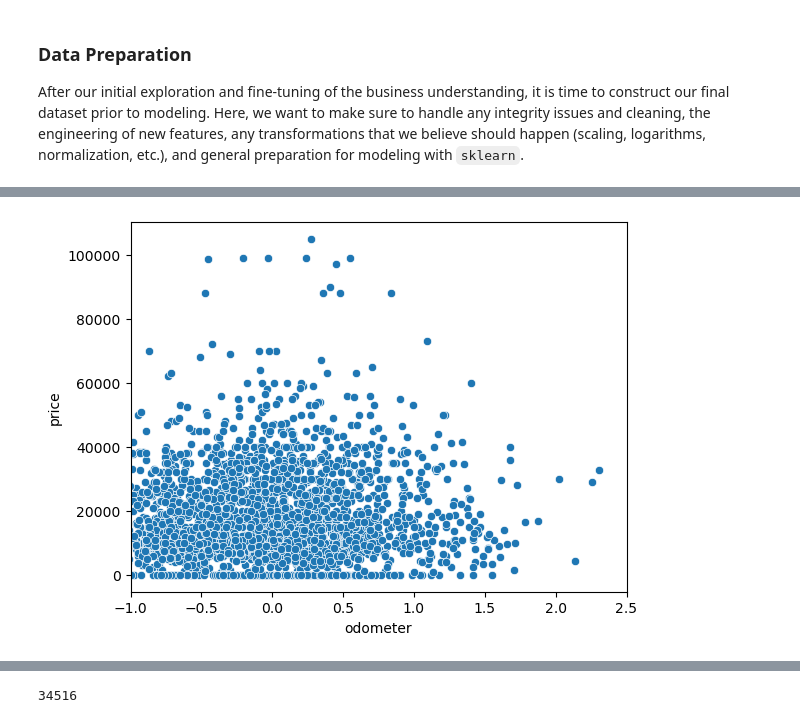
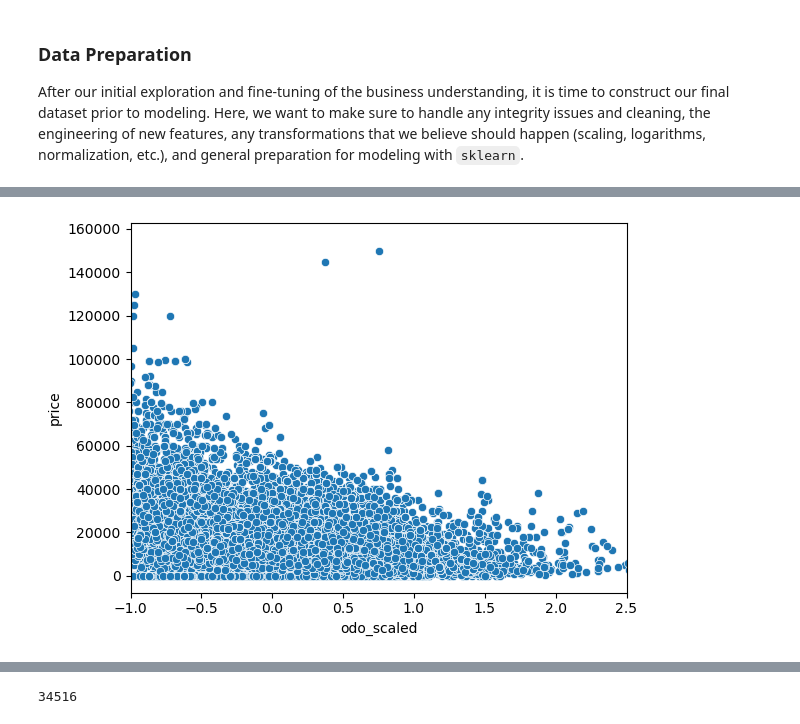
Before and after one commit to mchepuri/car_price_analysis_ml, a Jupyter notebook: prompt_II.ipynb, the cells around one changed output, grey strips where cells are left out. Saved outputs shown, nothing was run; the diff lists cells and outputs as text; code cells hidden in the pictures.

```diff
--- a/prompt_II.ipynb
+++ b/prompt_II.ipynb
@@ -117,0 +92,12 @@ df=df.dropna()
+# %%
+print('Before dropping na')
+print(len(df))
+df=df.dropna()
+print('After dropping na')
+print(len(df))
+print('Before dropping duplicates')
+print(len(df))
+df=df.drop_duplicates()
+print('After dropping duplicates')
+print(len(df))
+df.info()
@@ -118,10 +122,12 @@ df=df.dropna()
 # %%
+# standardize odometer values to better view the correlation
 scaler = StandardScaler()
-df_odo_scaled = pd.DataFrame(scaler.fit_transform(df[['odometer']]), columns=['odometer'])
-df_scaled = pd.concat([df[['price']],df_odo_scaled],axis='columns')
-
-ax=sns.scatterplot(x='odometer',y='price', data=df_scaled)
+df['odo_scaled'] =scaler.fit_transform(df[['odometer']])
+df.drop('odometer',axis=1,inplace=True)
+ax=sns.scatterplot(x='odo_scaled',y='price', data=df)
 plt.xlim(-1.0, 2.5)
 plt.show()
+# Here we can observe the negative correlation between odometer and price. As odometer increases
+# price decreases.
 # %% [output]
-[figure, old version]
+[figure, new version]
```
Also changed, not shown: parts of 16 cells of this notebook.
